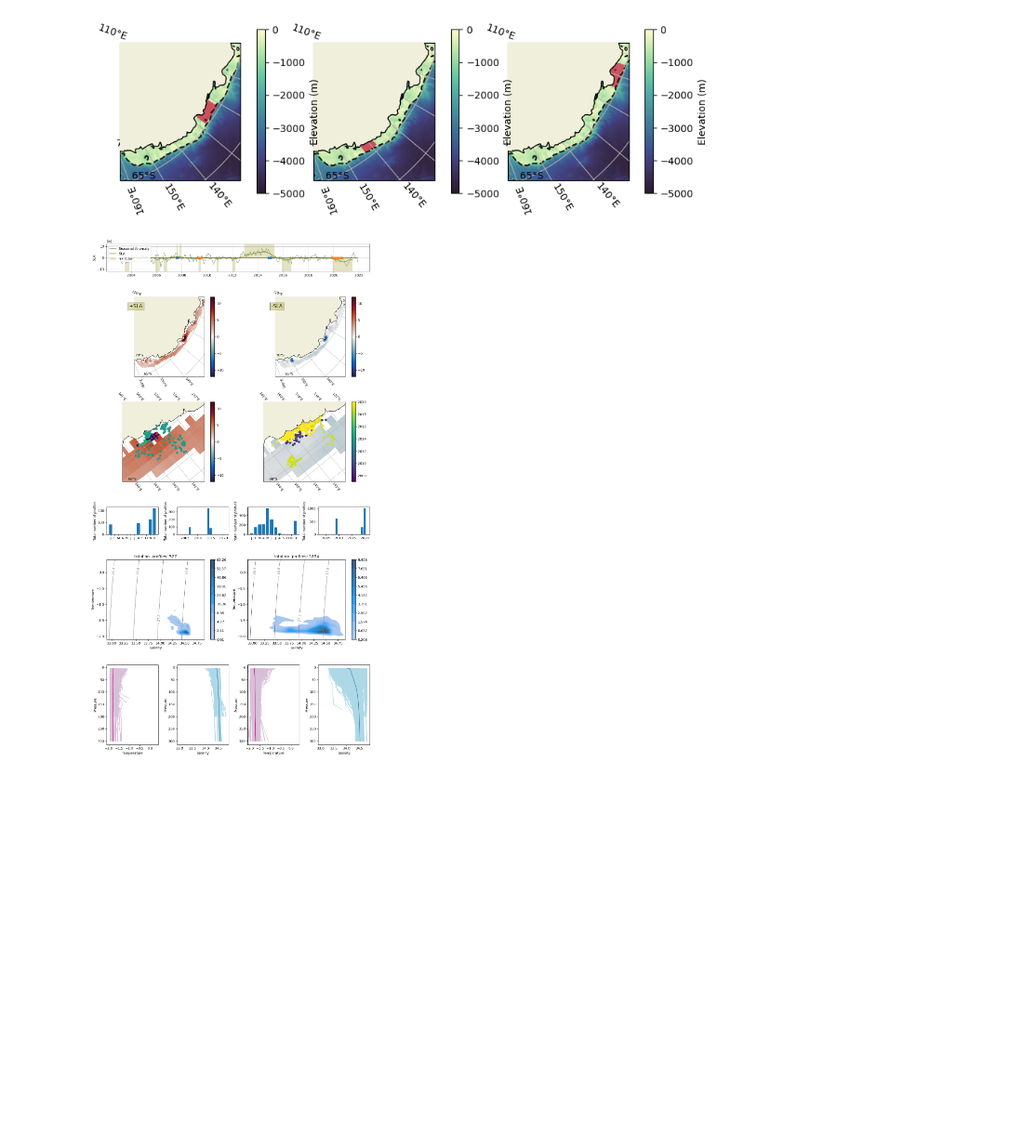
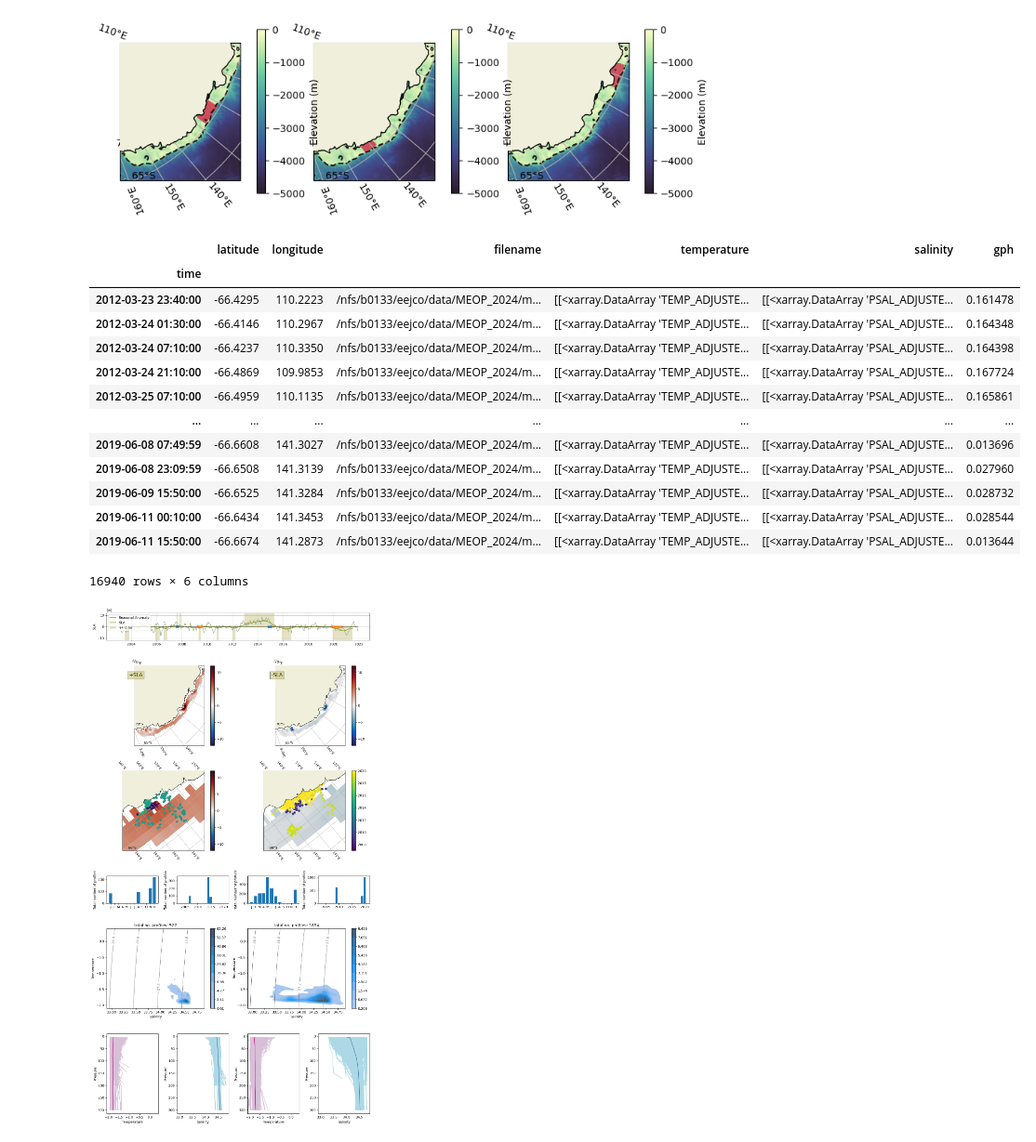
Before and after one commit to eejco/thesis_c3, a Jupyter notebook: composite.ipynb, the cells around one changed output. Shown at 93% size. Cells and saved outputs as stored; diff of their text form; code cells hidden in the pictures; blank space fills up the shorter version.

```diff
--- a/composite.ipynb
+++ b/composite.ipynb
@@ -99,6 +99,23 @@ meop=MEOP(extent=extent)
 meop.load_profiles()
 # %%
 sla_shelf = shelf.crop_da(sla)
+# %%
+meop.df
+# %% [output]
+|  | latitude | longitude | filename | temperature | salinity | gph |
+| time |  |  |  |  |  |  |
+| 2012-03-23 23:40:00 | -66.4295 | 110.2223 | /nfs/b0133/eejco/data/MEOP_2024/m... | [[<xarray.DataArray 'TEMP_ADJUSTE... | [[<xarray.DataArray 'PSAL_ADJUSTE... | 0.161478 |
+| 2012-03-24 01:30:00 | -66.4146 | 110.2967 | /nfs/b0133/eejco/data/MEOP_2024/m... | [[<xarray.DataArray 'TEMP_ADJUSTE... | [[<xarray.DataArray 'PSAL_ADJUSTE... | 0.164348 |
+| 2012-03-24 07:10:00 | -66.4237 | 110.3350 | /nfs/b0133/eejco/data/MEOP_2024/m... | [[<xarray.DataArray 'TEMP_ADJUSTE... | [[<xarray.DataArray 'PSAL_ADJUSTE... | 0.164398 |
+| 2012-03-24 21:10:00 | -66.4869 | 109.9853 | /nfs/b0133/eejco/data/MEOP_2024/m... | [[<xarray.DataArray 'TEMP_ADJUSTE... | [[<xarray.DataArray 'PSAL_ADJUSTE... | 0.167724 |
+| 2012-03-25 07:10:00 | -66.4959 | 110.1135 | /nfs/b0133/eejco/data/MEOP_2024/m... | [[<xarray.DataArray 'TEMP_ADJUSTE... | [[<xarray.DataArray 'PSAL_ADJUSTE... | 0.165861 |
+| ... | ... | ... | ... | ... | ... | ... |
+| 2019-06-08 07:49:59 | -66.6608 | 141.3027 | /nfs/b0133/eejco/data/MEOP_2024/m... | [[<xarray.DataArray 'TEMP_ADJUSTE... | [[<xarray.DataArray 'PSAL_ADJUSTE... | 0.013696 |
+| 2019-06-08 23:09:59 | -66.6508 | 141.3139 | /nfs/b0133/eejco/data/MEOP_2024/m... | [[<xarray.DataArray 'TEMP_ADJUSTE... | [[<xarray.DataArray 'PSAL_ADJUSTE... | 0.027960 |
+| 2019-06-09 15:50:00 | -66.6525 | 141.3284 | /nfs/b0133/eejco/data/MEOP_2024/m... | [[<xarray.DataArray 'TEMP_ADJUSTE... | [[<xarray.DataArray 'PSAL_ADJUSTE... | 0.028732 |
+| 2019-06-11 00:10:00 | -66.6434 | 141.3453 | /nfs/b0133/eejco/data/MEOP_2024/m... | [[<xarray.DataArray 'TEMP_ADJUSTE... | [[<xarray.DataArray 'PSAL_ADJUSTE... | 0.028544 |
+| 2019-06-11 15:50:00 | -66.6674 | 141.2873 | /nfs/b0133/eejco/data/MEOP_2024/m... | [[<xarray.DataArray 'TEMP_ADJUSTE... | [[<xarray.DataArray 'PSAL_ADJUSTE... | 0.013644 |
+16940 rows × 6 columns
 # %%
 background_data = sanom(sla_shelf).mean(['latitude','longitude'])
 background_data = utls.detrend_dim(background_data,'time')
```
Also changed, not shown: 2 other files.
